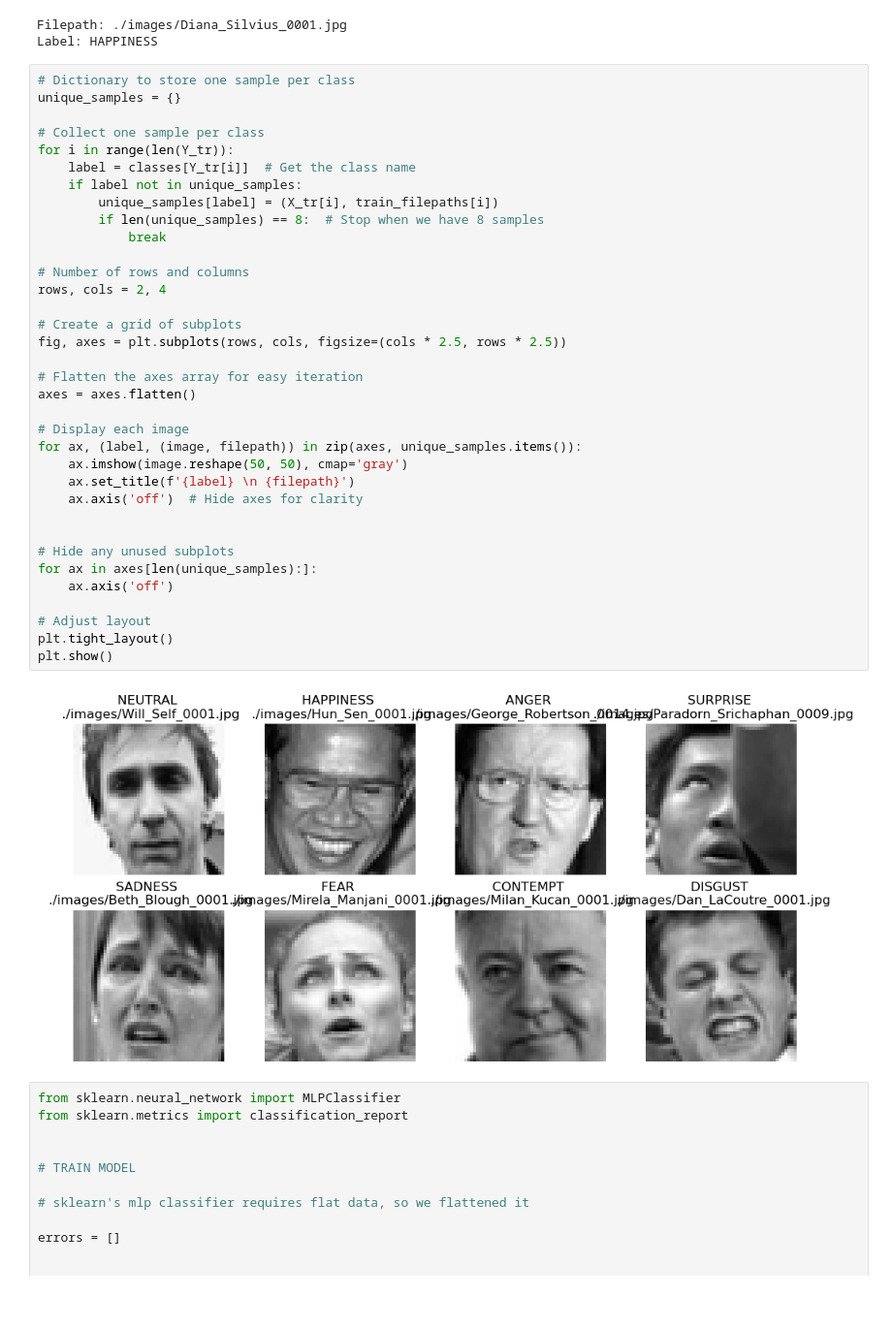
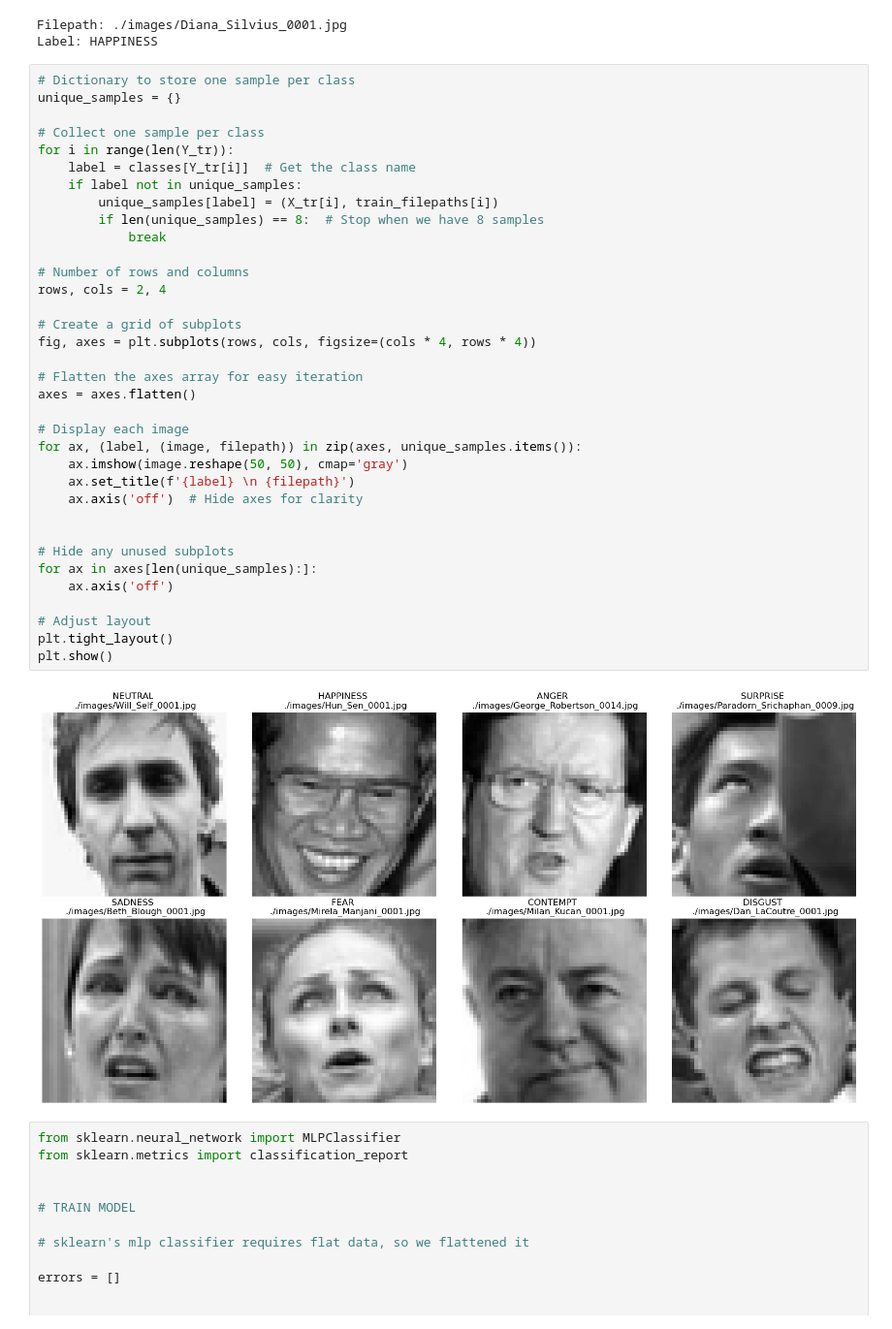
Before and after one commit to mukundprnair/cs178_project, a Jupyter notebook: cs178_project.ipynb, the cells around one changed output. Shown at 97% size. Saved outputs shown, nothing was run; the diff lists cells and outputs as text; blank space fills up the shorter version.

Commit message:
Fix sizing for the plots

```diff
--- a/cs178_project.ipynb
+++ b/cs178_project.ipynb
@@ -37,35 +37,35 @@ unique_samples = {}
 for i in range(len(Y_tr)):
     label = classes[Y_tr[i]]  # Get the class name
     if label not in unique_samples:
         unique_samples[label] = (X_tr[i], train_filepaths[i])
         if len(unique_samples) == 8:  # Stop when we have 8 samples
             break
 
 # Number of rows and columns
 rows, cols = 2, 4
 
 # Create a grid of subplots
-fig, axes = plt.subplots(rows, cols, figsize=(cols * 2.5, rows * 2.5))
+fig, axes = plt.subplots(rows, cols, figsize=(cols * 4, rows * 4))
 
 # Flatten the axes array for easy iteration
 axes = axes.flatten()
 
 # Display each image
 for ax, (label, (image, filepath)) in zip(axes, unique_samples.items()):
     ax.imshow(image.reshape(50, 50), cmap='gray')
     ax.set_title(f'{label} \n {filepath}')
     ax.axis('off')  # Hide axes for clarity
 
 
 # Hide any unused subplots
 for ax in axes[len(unique_samples):]:
     ax.axis('off')
 
 # Adjust layout
 plt.tight_layout()
 plt.show()
 # %% [output]
-[figure, old version]
+[figure, new version]
 # %%
 from sklearn.neural_network import MLPClassifier
 from sklearn.metrics import classification_report
```
